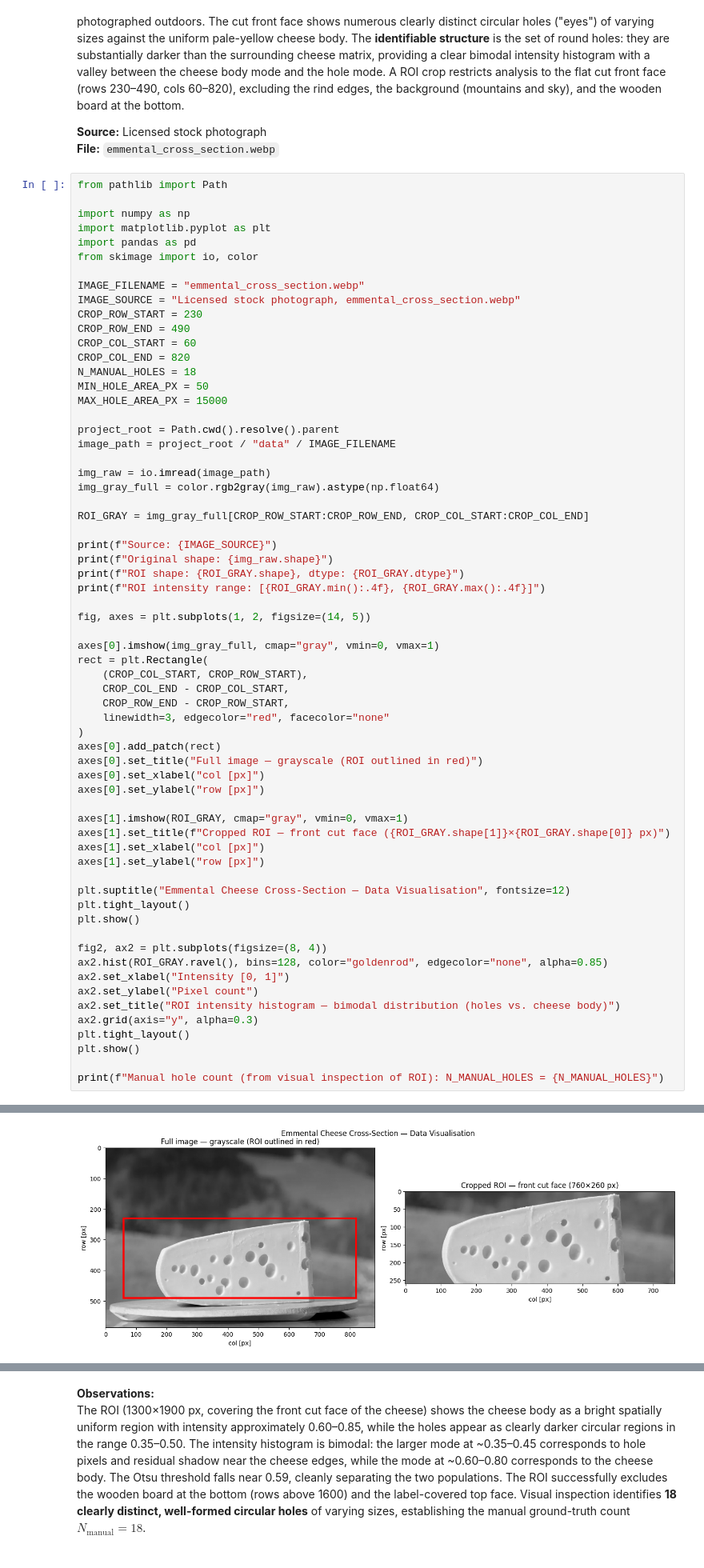
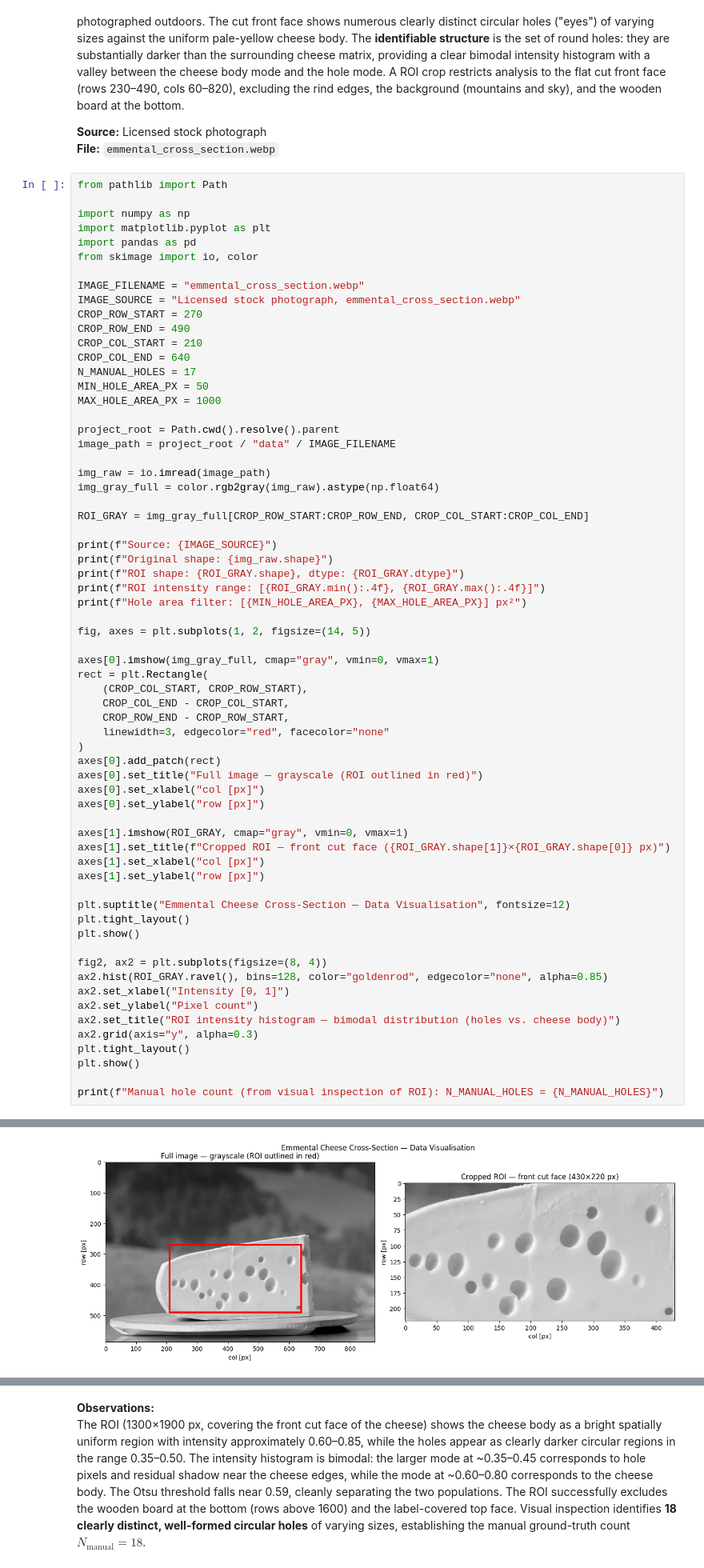
Before and after one commit to mikeandrusyak/gbsv-research, a Jupyter notebook: mc2/segmentation.ipynb, the cells around one changed output, grey strips where cells are left out. Shown at 80% size. Saved outputs shown, nothing was run; the diff lists cells and outputs as text.

Commit message:
Cut more background and add manual threshhold for config 2

```diff
--- a/mc2/segmentation.ipynb
+++ b/mc2/segmentation.ipynb
@@ -35,13 +35,13 @@ from skimage import io, color
 
 IMAGE_FILENAME = "emmental_cross_section.webp"
 IMAGE_SOURCE = "Licensed stock photograph, emmental_cross_section.webp"
-CROP_ROW_START = 230
+CROP_ROW_START = 270
 CROP_ROW_END = 490
-CROP_COL_START = 60
-CROP_COL_END = 820
-N_MANUAL_HOLES = 18
+CROP_COL_START = 210
+CROP_COL_END = 640
+N_MANUAL_HOLES = 17
 MIN_HOLE_AREA_PX = 50
-MAX_HOLE_AREA_PX = 15000
+MAX_HOLE_AREA_PX = 1000
 
 project_root = Path.cwd().resolve().parent
 image_path = project_root / "data" / IMAGE_FILENAME
@@ -55,6 +55,7 @@ print(f"Source: {IMAGE_SOURCE}")
 print(f"Original shape: {img_raw.shape}")
 print(f"ROI shape: {ROI_GRAY.shape}, dtype: {ROI_GRAY.dtype}")
 print(f"ROI intensity range: [{ROI_GRAY.min():.4f}, {ROI_GRAY.max():.4f}]")
+print(f"Hole area filter: [{MIN_HOLE_AREA_PX}, {MAX_HOLE_AREA_PX}] px²")
 
 fig, axes = plt.subplots(1, 2, figsize=(14, 5))
 
@@ -97 +99 @@ ROI intensity range: [0.1647, 0.9986]
-[figure, old version]
+[figure, new version]
```
Also changed, not shown: parts of 4 cells of this notebook.
